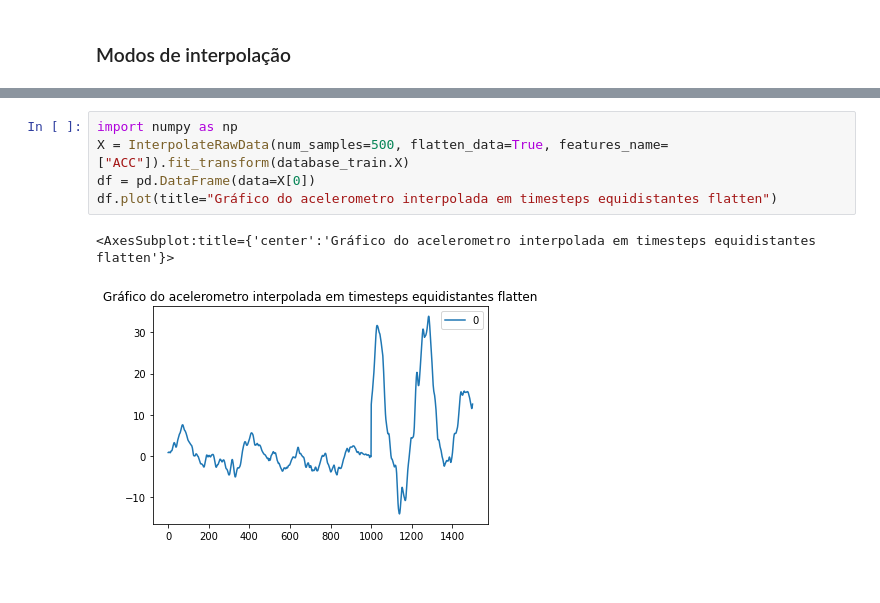
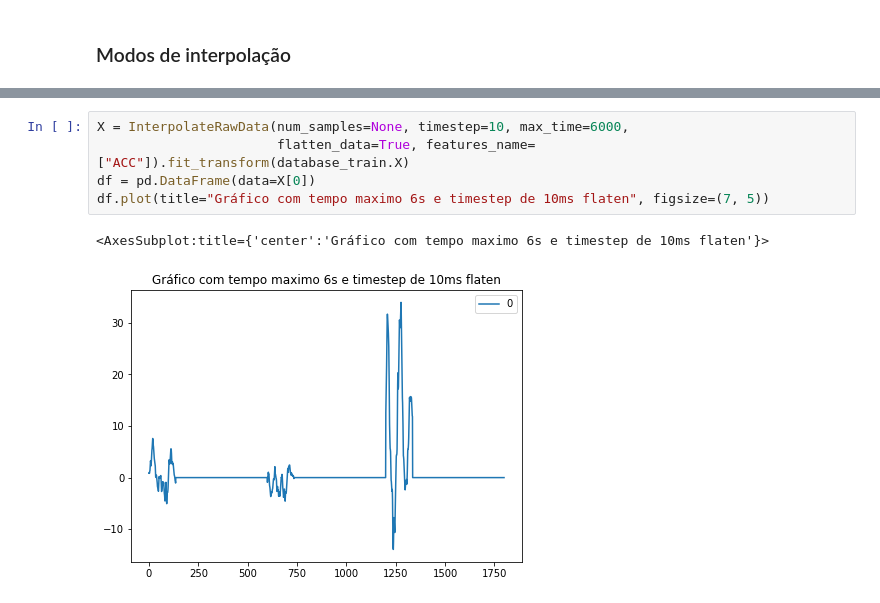
Before and after one commit to HeitorBRaymundo/mc906, a Jupyter notebook: prj3/DataInfo.ipynb, the cells around one changed output, grey strips where cells are left out. Drawn from its saved outputs; the diff is of its cells as text; blank space fills up the shorter version.

```diff
--- a/prj3/DataInfo.ipynb
+++ b/prj3/DataInfo.ipynb
@@ -122,8 +157,8 @@ df.plot(title="Gráfico do acelerometro interpolada em timesteps equidistantes")
 # %%
-import numpy as np
-X = InterpolateRawData(num_samples=500, flatten_data=True, features_name=["ACC"]).fit_transform(database_train.X)
+X = InterpolateRawData(num_samples=None, timestep=10, max_time=6000,
+                       flatten_data=True, features_name=["ACC"]).fit_transform(database_train.X)
 df = pd.DataFrame(data=X[0])
-df.plot(title="Gráfico do acelerometro interpolada em timesteps equidistantes flatten")
+df.plot(title="Gráfico com tempo maximo 6s e timestep de 10ms flaten", figsize=(7, 5))
 # %% [output]
-<AxesSubplot:title={'center':'Gráfico do acelerometro interpolada em timesteps equidistantes flatten'}>
+<AxesSubplot:title={'center':'Gráfico com tempo maximo 6s e timestep de 10ms flaten'}>
-[figure, old version]
+[figure, new version]
```
Also changed, not shown: parts of 8 cells of this notebook, 4 other files.
